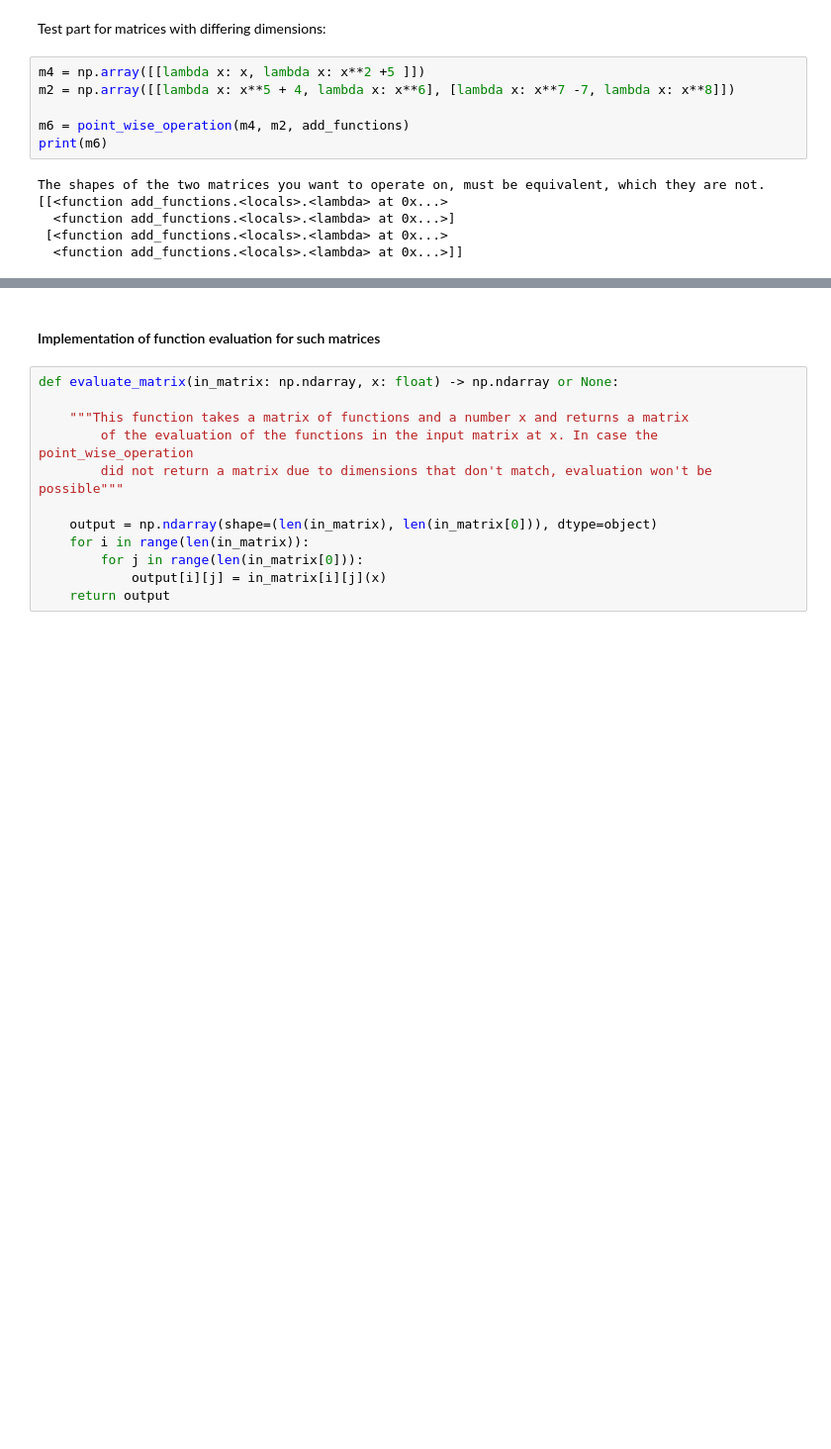
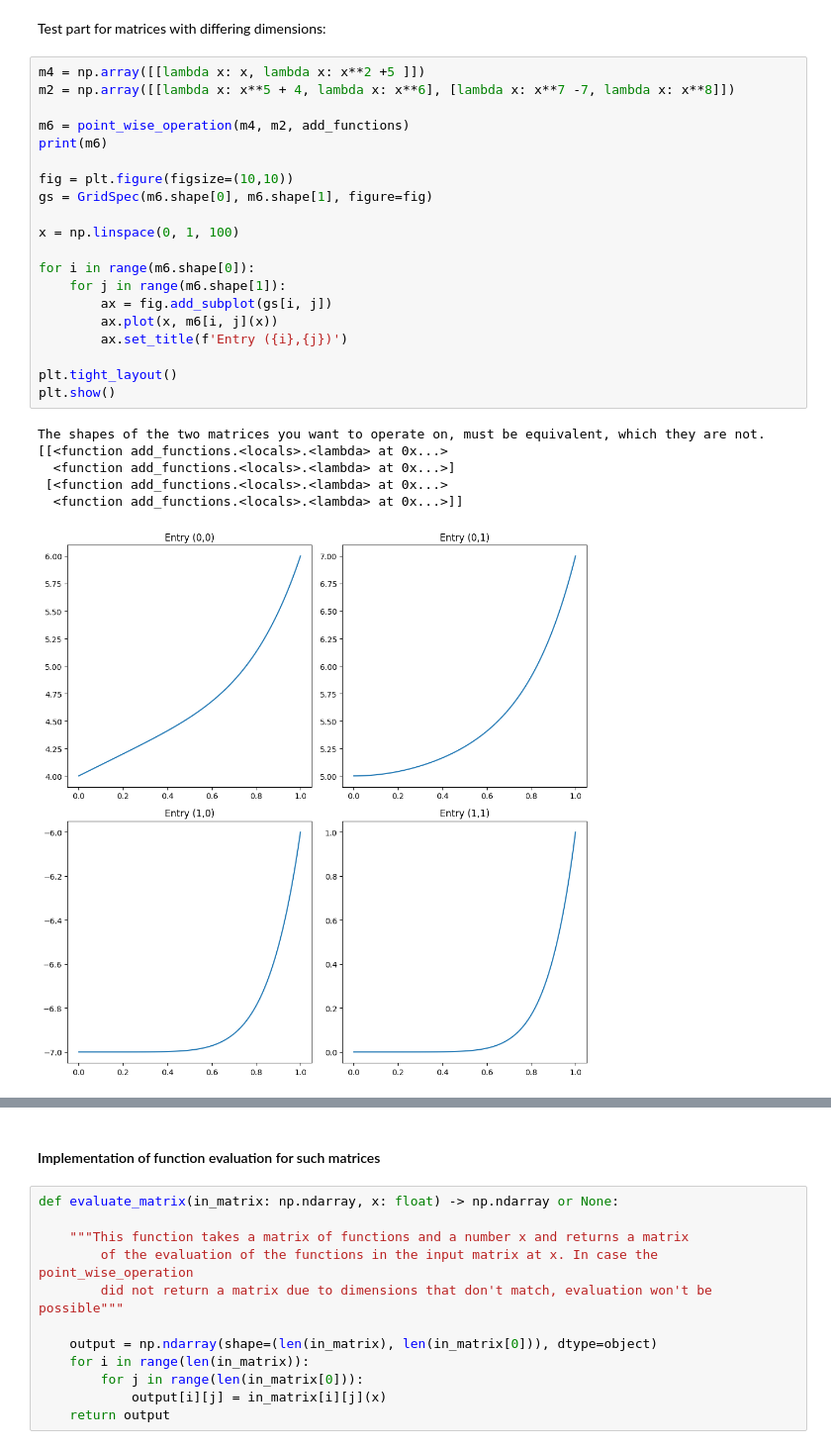
Before and after one commit to Alkhatir/KOMath2, a Jupyter notebook: matrix_op.ipynb, the cells around one changed output, grey strips where cells are left out. Shown at 99% size. Cells and saved outputs as stored; diff of their text form; blank space fills up the shorter version.

```diff
--- a/matrix_op.ipynb
+++ b/matrix_op.ipynb
@@ -98,13 +130,28 @@ Test part for matrices with differing dimensions:
 # %%
 m4 = np.array([[lambda x: x, lambda x: x**2 +5 ]])
 m2 = np.array([[lambda x: x**5 + 4, lambda x: x**6], [lambda x: x**7 -7, lambda x: x**8]])
 
 m6 = point_wise_operation(m4, m2, add_functions)
 print(m6)
+
+fig = plt.figure(figsize=(10,10))
+gs = GridSpec(m6.shape[0], m6.shape[1], figure=fig)
+
+x = np.linspace(0, 1, 100)
+
+for i in range(m6.shape[0]):
+    for j in range(m6.shape[1]):
+        ax = fig.add_subplot(gs[i, j])
+        ax.plot(x, m6[i, j](x))
+        ax.set_title(f'Entry ({i},{j})')
+
+plt.tight_layout()
+plt.show()
 # %% [output]
 The shapes of the two matrices you want to operate on, must be equivalent, which they are not.
 [[<function add_functions.<locals>.<lambda> at 0x...>
   <function add_functions.<locals>.<lambda> at 0x...>]
  [<function add_functions.<locals>.<lambda> at 0x...>
   <function add_functions.<locals>.<lambda> at 0x...>]]
+[figure, added]
 # %%
```
Also changed, not shown: parts of 21 cells of this notebook.
